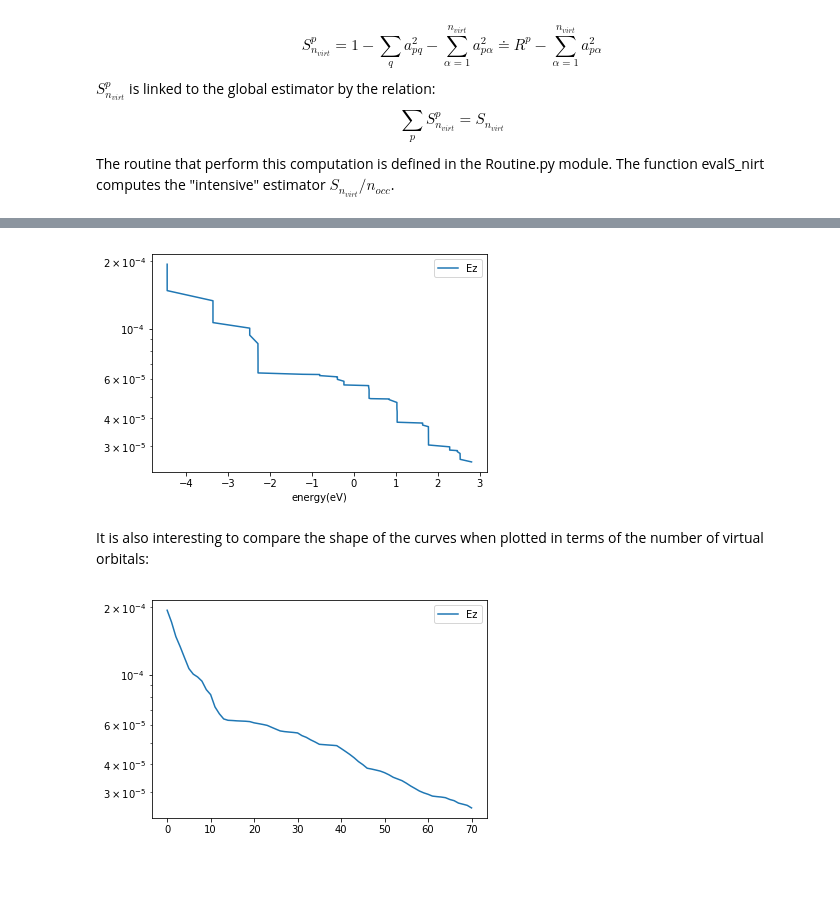
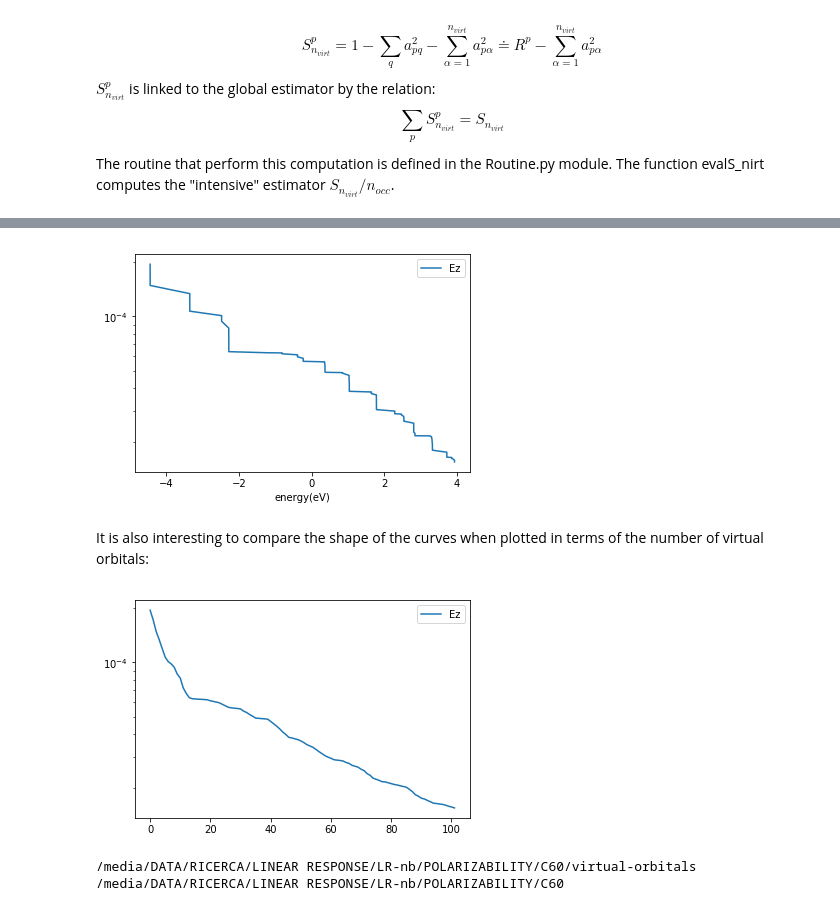
Before and after one commit to luigigenovese/KPM-nb, a Jupyter notebook: POLARIZABILITY/C60/Virtual_Orbitals_Completeness_Relation.ipynb, the cells around one changed output, grey strips where cells are left out. Drawn from its saved outputs; the diff is of its cells as text; code cells hidden in the pictures; blank space fills up the shorter version.

```diff
--- a/POLARIZABILITY/C60/Virtual_Orbitals_Completeness_Relation.ipynb
+++ b/POLARIZABILITY/C60/Virtual_Orbitals_Completeness_Relation.ipynb
@@ -176,7 +176,8 @@ for r in rVal:
 We build the array with the energy of the empty orbitals, up to virtMax. Results are expressed in eV
 # %%
 numOccOrb = 120
-engVirt = 27.211*Data[0].evals[0][0][numOccOrb:numOccOrb+virtMax-1]
+engVirt = 27.211*Data[0].evals[0][0][numOccOrb:numOccOrb+virtMax]
+engVirt = [e for e in engVirt]
 # %%
 plt.plot(engVirt)
 plt.title('Maximum Energy vs. number of virtual orbitals',fontsize=12)
@@ -279,5 +275,5 @@ $$
 The routine that perform this computation is defined in the Routine.py module. The function evalS_nirt computes the "intensive" estimator $S_{n_{virt}}/n_{occ}$.
 # %%
 reload(R)
-e,S_nvirt_Ez = R.evalS_nvirt(CR_data[0][0])
+S_nvirt_Ez = R.evalS_nvirt(CR_data[0][0])
 # %% [output]
@@ -286,10 +282,10 @@ R =  0.0257808376749
 # %%
-plt.semilogy(e,S_nvirt_Ez,label='Ez')
+plt.semilogy(engVirt,S_nvirt_Ez,label='Ez')
 plt.xlabel('energy(eV)')
 plt.legend()
 plt.show()
 # %% [output]
-[figure, old version]
+[figure, new version]
 # %% [markdown]
 It is also interesting to compare the shape of the curves when plotted in terms of the number of virtual orbitals:
 # %%
@@ -297,4 +293,14 @@ plt.semilogy(S_nvirt_Ez,label='Ez')
 plt.legend()
 plt.show()
 # %% [output]
-[figure, old version]
+[figure, new version]
+# %%
+# write S_nvirt_Ez on file
+%cd $outputpath
+f = open('S_nvirt_Ez.txt','w')
+json.dump(S_nvirt_Ez,f)
+f.close()
+%cd ../
+# %% [output]
+/media/DATA/RICERCA/LINEAR RESPONSE/LR-nb/POLARIZABILITY/C60/virtual-orbitals
+/media/DATA/RICERCA/LINEAR RESPONSE/LR-nb/POLARIZABILITY/C60
```
Also changed, not shown: parts of 11 cells of this notebook, 23 other files.
